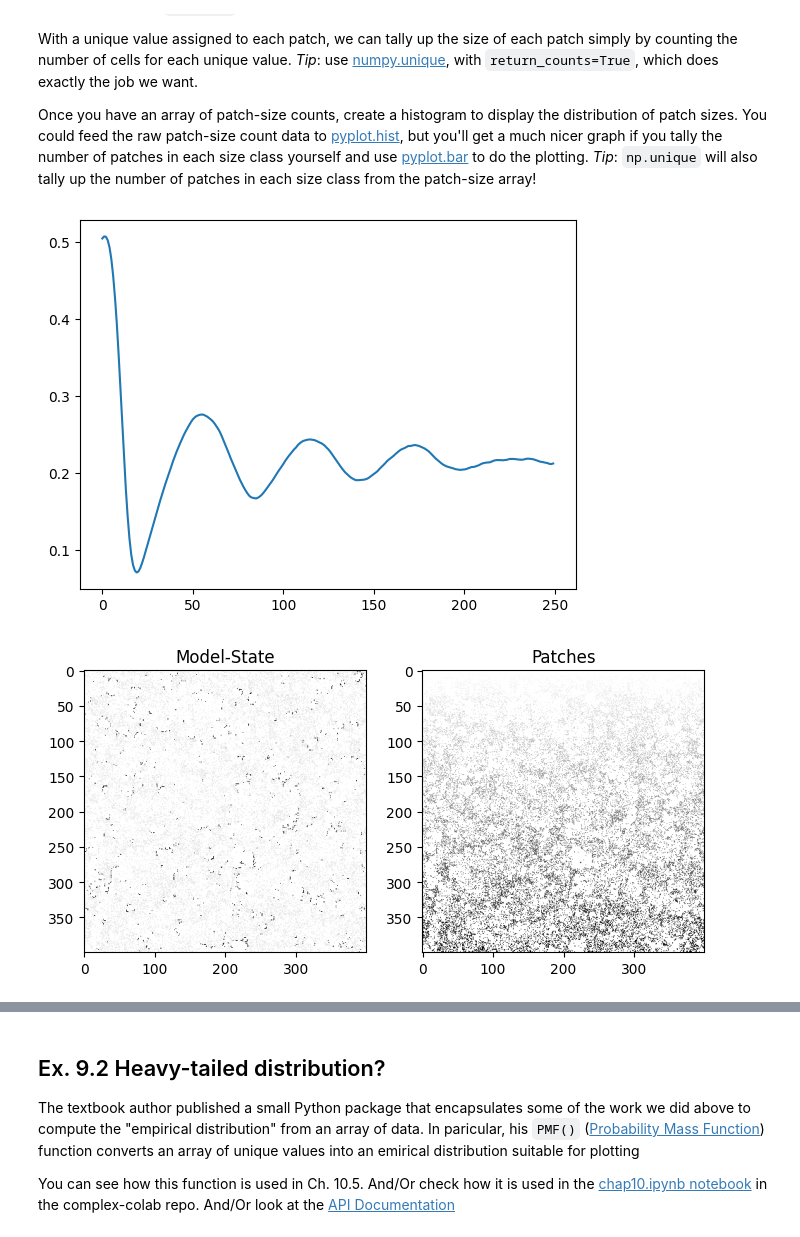
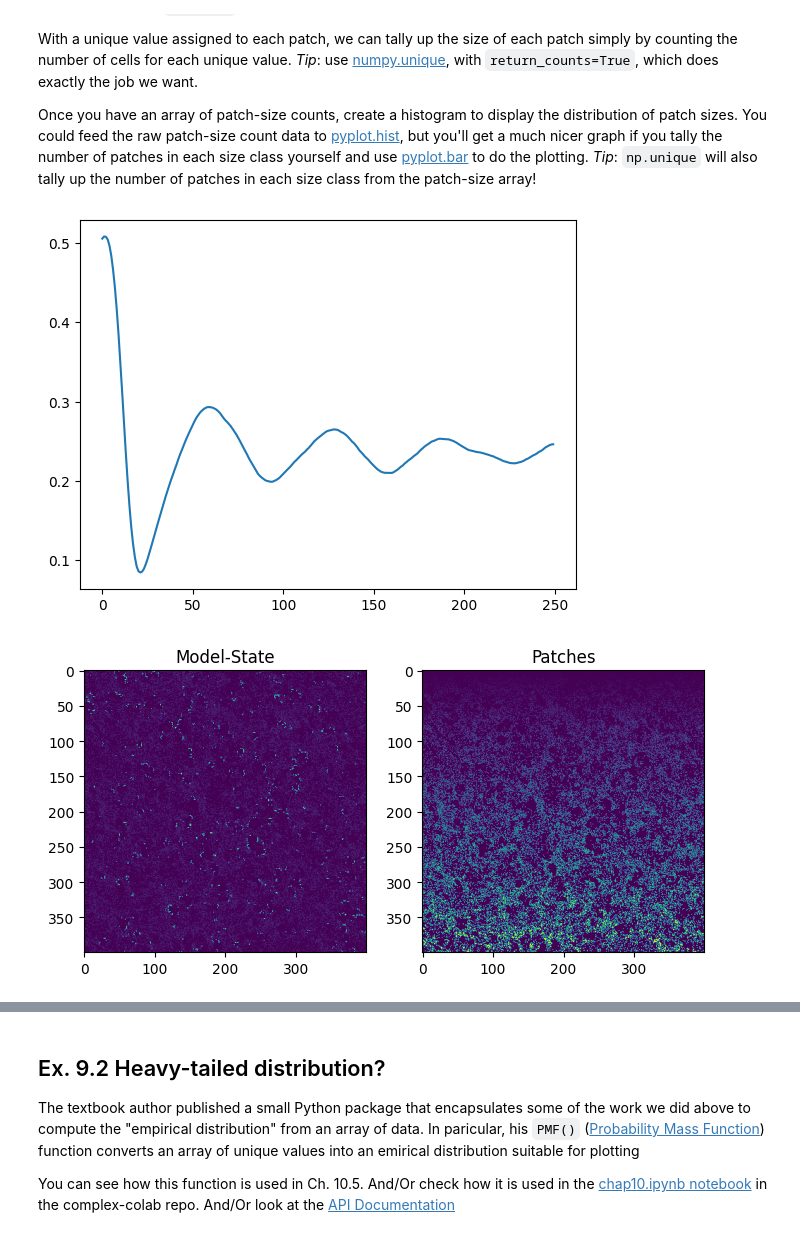
Before and after one commit to NicolasManuelKoch/cap-comp215, a Jupyter notebook: lab9_.ipynb, the cells around one changed output, grey strips where cells are left out. Cells and saved outputs as stored; diff of their text form; code cells hidden in the pictures.

```diff
--- a/lab9_.ipynb
+++ b/lab9_.ipynb
@@ -130,7 +130,7 @@ class ForestFire:
     forest_colour_map = matplotlib.colors.ListedColormap(cmap)
 
     # TODO: define a sensible correlation kernel
-    kernel = np.array([[1, 1, 1],
+    kernel = np.array([[1, 1, 0],
                        [1, 0, 1],
                        [1, 1, 1]])
 
@@ -458,33 +458,33 @@ You could feed the raw patch-size count data to [pyplot.hist](https://matplotlib
 # %%
 # Ex. 9.1 here
 fire = ForestFire(n=400, p=0.01, f= 0.001, q=0.5)
 history = []
 
 # Run the model to steady-state & patchify the model-state
 for i in range(250):
     fire.step()
     history.append(fire.pct_occupied())
 patch = patchify(fire.array, 1)
 plt.plot(range(len(history)), history)
 
 #plot model state & patches
 fig,(ax1, ax2) = plt.subplots(ncols = 2, figsize=(8,4))
 
-ax1.imshow(fire.array, cmap='binary')
-ax2.imshow(patch, cmap='binary')
+ax1.imshow(fire.array)
+ax2.imshow(patch)
 ax1.set_title('Model-State')
 ax2.set_title('Patches')
 
 
 #create histogram representing patch sizes & nr of pathes
 patch_sizes = np.unique(patch, return_counts=True)[1][1:]
 fig,ax = plt.subplots()
 
 ax.bar(np.arange(len(patch_sizes)), patch_sizes)
 ax.set_ylabel('Number of patches')
 ax.set_xlabel('Patch size')
 
 plt.show()
 # %% [output]
-[figure, old version]
+[figure, new version]
-[figure, old version]
+[figure, new version]
```
Also changed, not shown: parts of 11 cells of this notebook.
